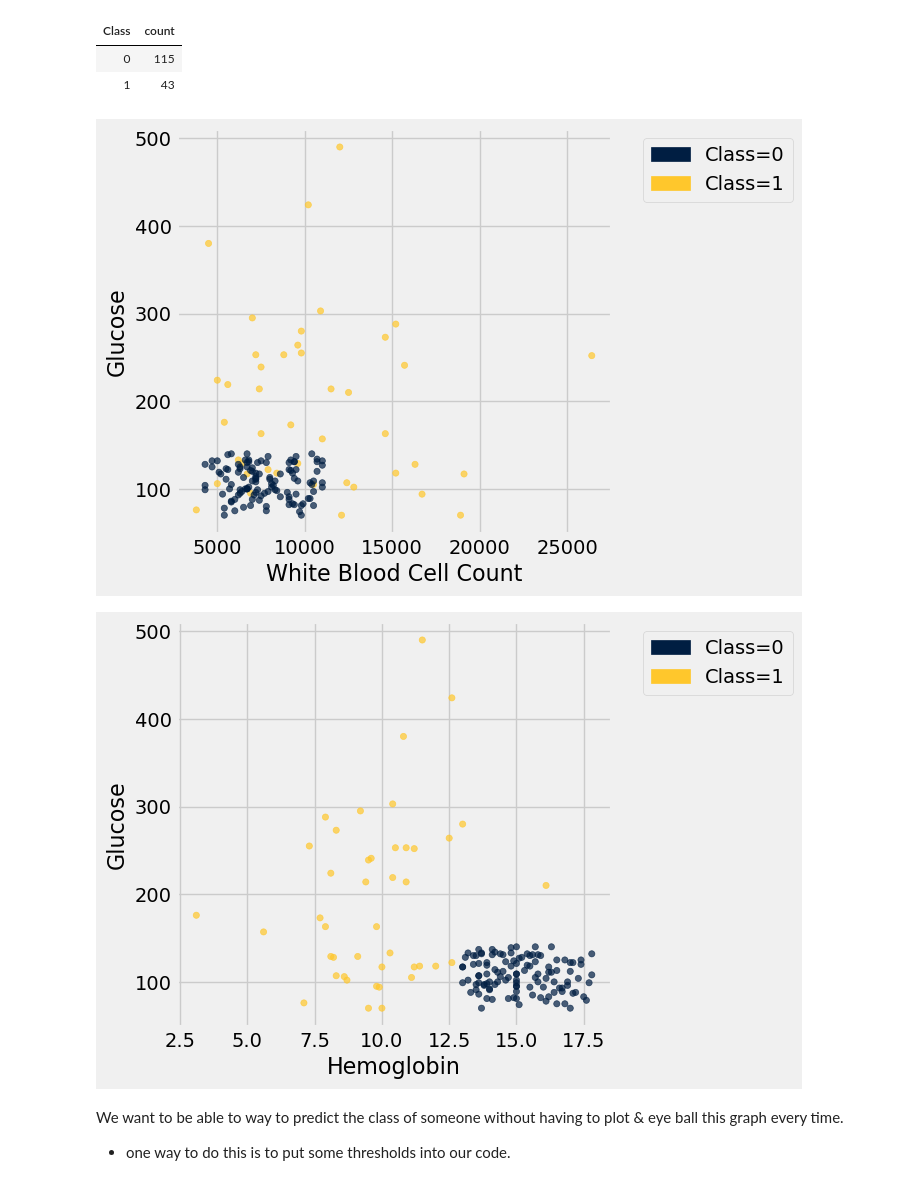
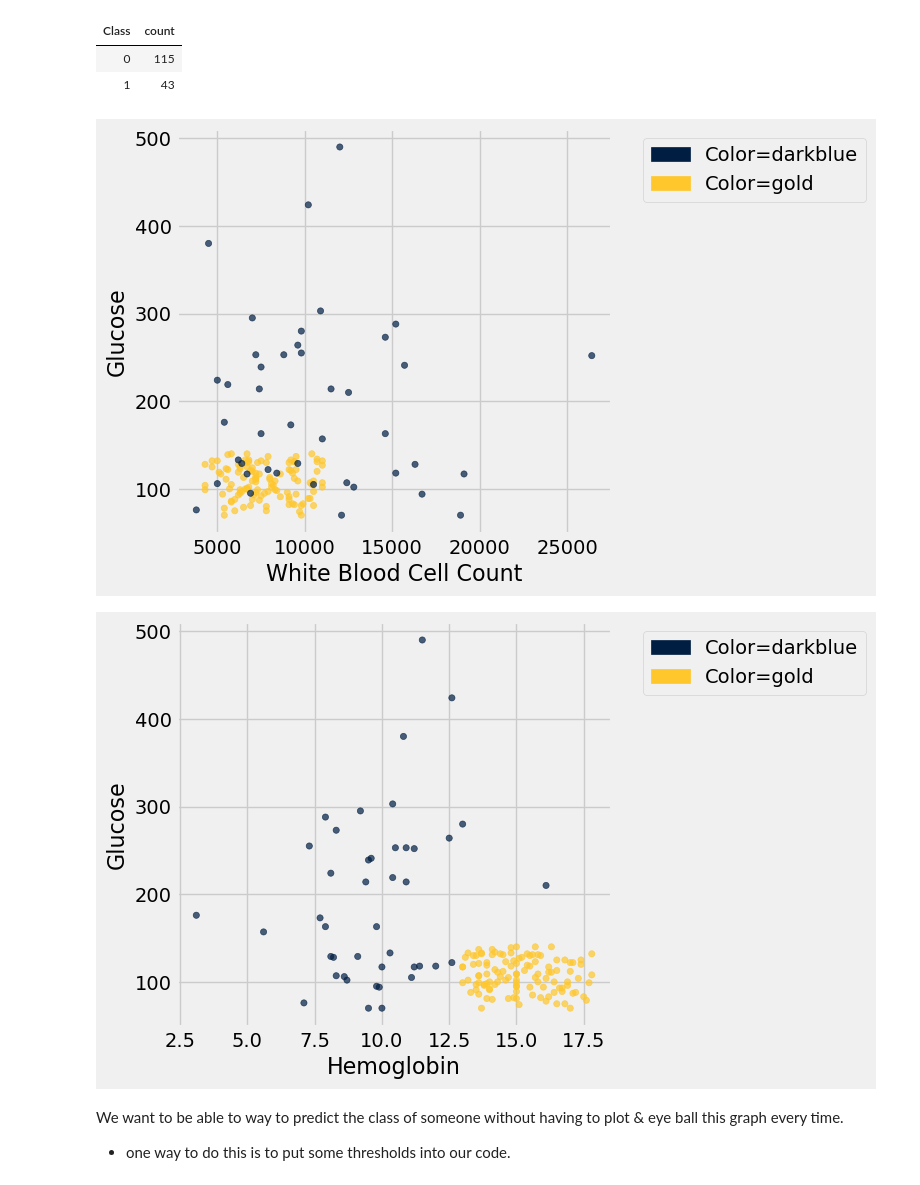
Before and after one commit to data-8/materials-su24, a Jupyter notebook: lec/lec27/lec27.ipynb, the cells around one changed output. Cells and saved outputs as stored; diff of their text form; code cells hidden in the pictures.

```diff
--- a/lec/lec27/lec27.ipynb
+++ b/lec/lec27/lec27.ipynb
@@ -117,3 +117,10 @@ banknotes.show(6)
 ## Classification Examples
 # %% [markdown]
 ### `ckd` dataset
+# %%
+color_table = Table().with_columns(
+    'Class', make_array(1, 0),
+    'Color', make_array('darkblue', 'gold')
+)
+ckd = ckd.join('Class', color_table)
+ckd.show(6)
@@ -124,13 +140,13 @@ ckd.group('Class')
 | 0 | 115 |
 | 1 | 43 |
 # %%
-ckd.scatter('White Blood Cell Count', 'Glucose', group='Class')
+ckd.scatter('White Blood Cell Count', 'Glucose', group='Color')
 # %% [output]
-[figure, old version]
+[figure, new version]
 # %%
-ckd.scatter('Hemoglobin', 'Glucose', group='Class')
+ckd.scatter('Hemoglobin', 'Glucose', group='Color')
 # %% [output]
-[figure, old version]
+[figure, new version]
 # %% [markdown]
 We want to be able to way to predict the class of someone without having to plot & eye ball this graph every time.
 -  one way to do this is to put some thresholds into our code.
```
Also changed, not shown: parts of 22 cells of this notebook.
